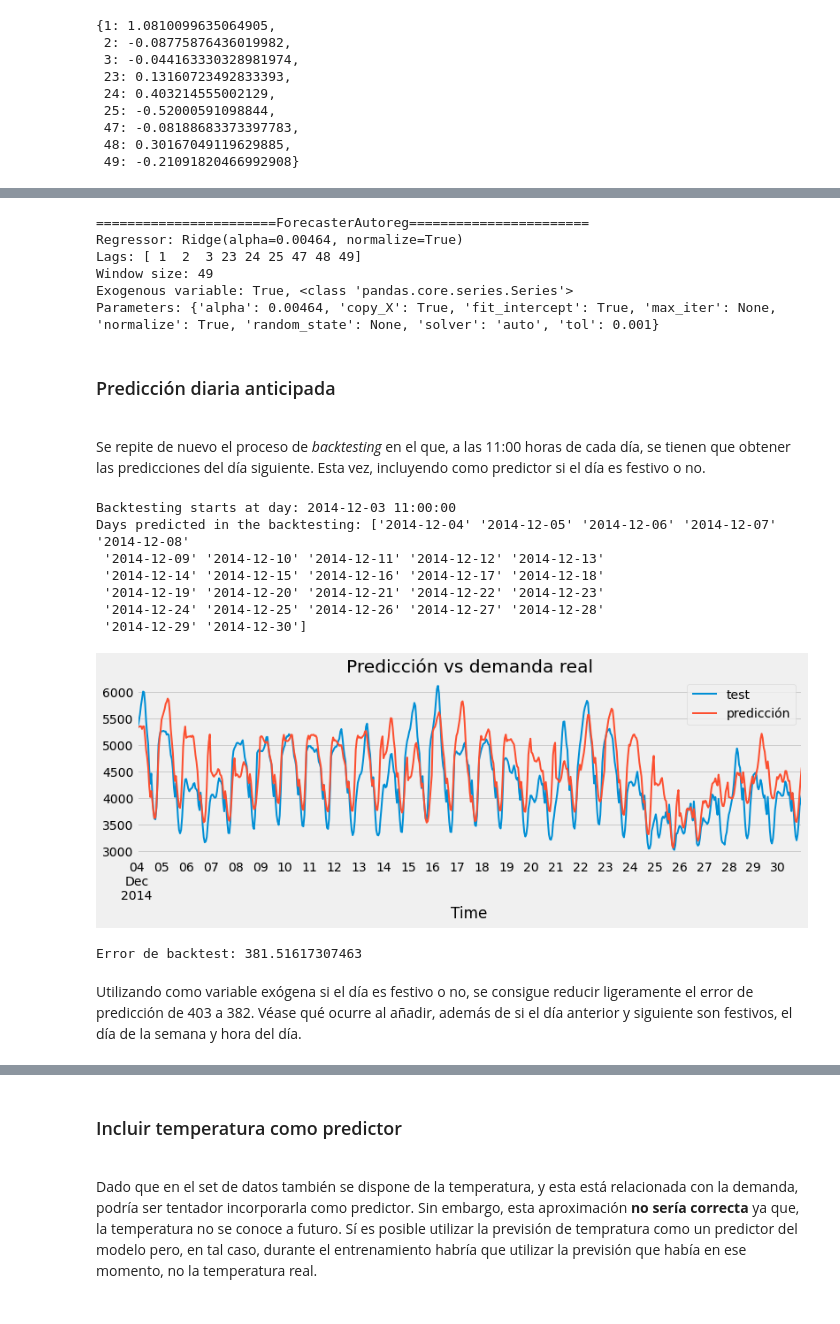
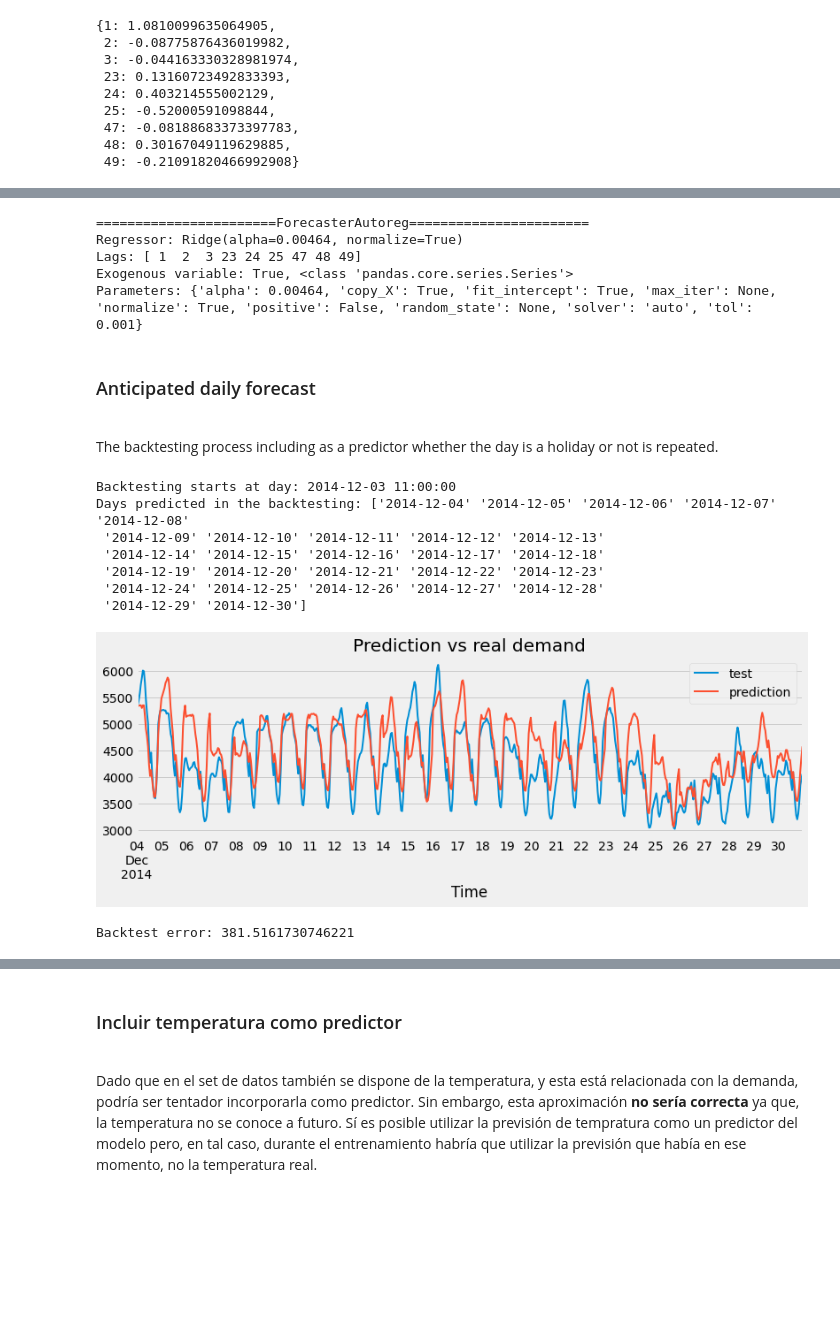
Before and after one commit to JavierEscobarOrtiz/Workingon, a Jupyter notebook: 00 - Cienciadedatos/Skforecast/forecasting_skforecast_0.3.x/py29-forecasting-electric-power-demand-python.ipynb, the cells around one changed output, grey strips where cells are left out. Drawn from its saved outputs; the diff is of its cells as text; code cells hidden in the pictures; blank space fills up the shorter version.

```diff
--- a/00 - Cienciadedatos/Skforecast/forecasting_skforecast_0.3.x/py29-forecasting-electric-power-demand-python.ipynb
+++ b/00 - Cienciadedatos/Skforecast/forecasting_skforecast_0.3.x/py29-forecasting-electric-power-demand-python.ipynb
@@ -826,37 +828,36 @@ Se emplean los hiperparámetros y lags los identificados como óptimos en el apa
 # %%
-# Se convierte la columna Holiday de boolean a integer
-datos.loc[:,'Holiday'] = datos['Holiday'].astype(int)
-datos_train.loc[:,'Holiday'] = datos_train['Holiday'].astype(int)
-datos_test.loc[:,'Holiday'] = datos_test['Holiday'].astype(int)
+# The Holiday column is converted from boolean to integer
+data.loc[:,'Holiday'] = data['Holiday'].astype(int)
+data_train.loc[:,'Holiday'] = data_train['Holiday'].astype(int)
+data_test.loc[:,'Holiday'] = data_test['Holiday'].astype(int)
 # %%
-# Crear y entrenar forecaster
+# Create and train forecaster
 # ==============================================================================
 forecaster = ForecasterAutoreg(
                 regressor = Ridge(alpha=0.00464, normalize=True),
                 lags      = [1, 2, 3, 23, 24, 25, 47, 48, 49],
              )
 
-forecaster.fit(y=datos.Demand[:fin_validacion], exog=datos.Holiday[:fin_validacion])
+forecaster.fit(y=data.Demand[:end_validation], exog=data.Holiday[:end_validation])
 forecaster
 # %% [output]
 =======================ForecasterAutoreg=======================
 Regressor: Ridge(alpha=0.00464, normalize=True)
 Lags: [ 1  2  3 23 24 25 47 48 49]
-Window size: 49
 Exogenous variable: True, <class 'pandas.core.series.Series'>
-Parameters: {'alpha': 0.00464, 'copy_X': True, 'fit_intercept': True, 'max_iter': None, 'normalize': True, 'random_state': None, 'solver': 'auto', 'tol': 0.001}
+Parameters: {'alpha': 0.00464, 'copy_X': True, 'fit_intercept': True, 'max_iter': None, 'normalize': True, 'positive': False, 'random_state': None, 'solver': 'auto', 'tol': 0.001}
-# %% [markdown]
-### Predicción diaria anticipada
-<br>
-
-Se repite de nuevo el proceso de *backtesting* en el que, a las 11:00 horas de cada día, se tienen que obtener las predicciones del día siguiente. Esta vez, incluyendo como predictor si el día es festivo o no.
+# %% [markdown]
+### Anticipated daily forecast
+<br>
+
+The backtesting process including as a predictor whether the day is a holiday or not is repeated.
 # %%
 # Backtest
 # ==============================================================================
-predicciones = backtest_predict_next_24h(
+predictions = backtest_predict_next_24h(
                     forecaster = forecaster,
-                    y          = datos.loc[fin_validacion:, 'Demand'],
-                    exog       = datos.loc[fin_validacion:, 'Holiday'],
+                    y          = data.loc[end_validation:, 'Demand'],
+                    exog       = data.loc[end_validation:, 'Holiday'],
                     hour_init_prediction = 11,
                     verbose    = False
                 )
@@ -869,25 +870,23 @@ Days predicted in the backtesting: ['2014-12-04' '2014-12-05' '2014-12-06' '2014
  '2014-12-24' '2014-12-25' '2014-12-26' '2014-12-27' '2014-12-28'
  '2014-12-29' '2014-12-30']
 # %%
-# Gráfico
+# Plot
 # ==============================================================================
 fig, ax = plt.subplots(figsize=(12, 3.5))
-# datos_train.plot(ax=ax, label='train')
-datos.loc[predicciones.index, 'Demand'].plot(linewidth=2, label='test', ax=ax)
-predicciones.plot(linewidth=2, label='predicción', ax=ax)
-ax.set_title('Predicción vs demanda real')
+# data_train.plot(ax=ax, label='train')
+data.loc[predictions.index, 'Demand'].plot(linewidth=2, label='test', ax=ax)
+predictions.plot(linewidth=2, label='prediction', ax=ax)
+ax.set_title('Prediction vs real demand')
 ax.legend();
 # %% [output]
-[figure, old version]
+[figure, new version]
 # %%
-# Error backtest
+# Backtest error
 # ==============================================================================
 error = mean_absolute_error(
-            y_true = datos.loc[predicciones.index, 'Demand'],
-            y_pred = predicciones
+            y_true = data.loc[predictions.index, 'Demand'],
+            y_pred = predictions
         )
-print(f"Error de backtest: {error}")
+print(f"Backtest error: {error}")
 # %% [output]
-Error de backtest: 381.51617307463
+Backtest error: 381.5161730746221
-# %% [markdown]
-Utilizando como variable exógena si el día es festivo o no, se consigue reducir ligeramente el error de predicción de 403 a 382. Véase qué ocurre al añadir, además de si el día anterior y siguiente son festivos, el día de la semana y hora del día.
```
Also changed, not shown: parts of 25 cells of this notebook.
